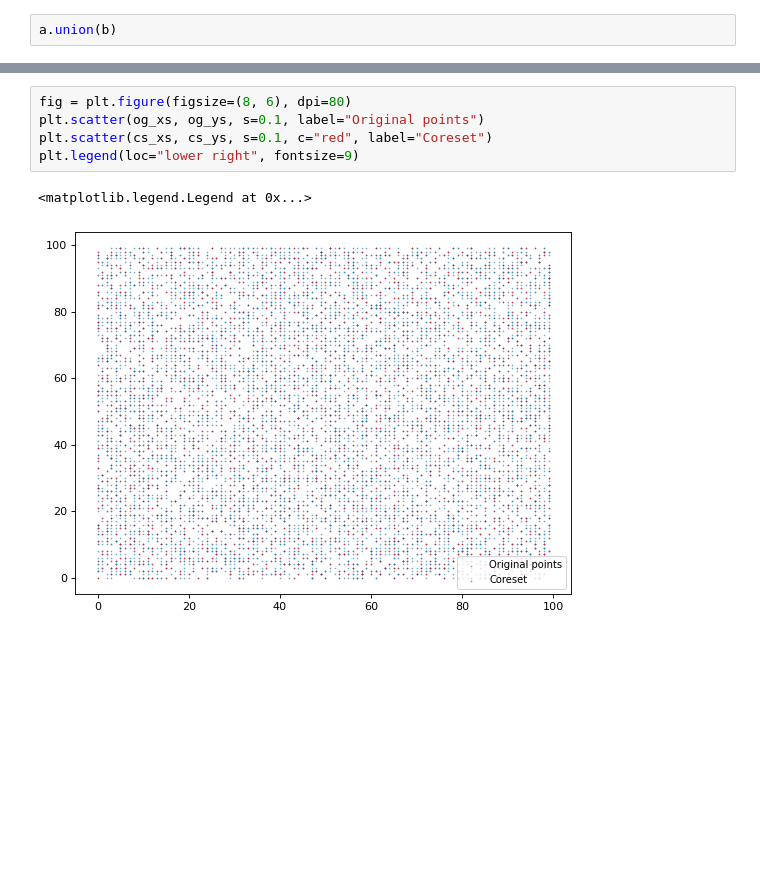
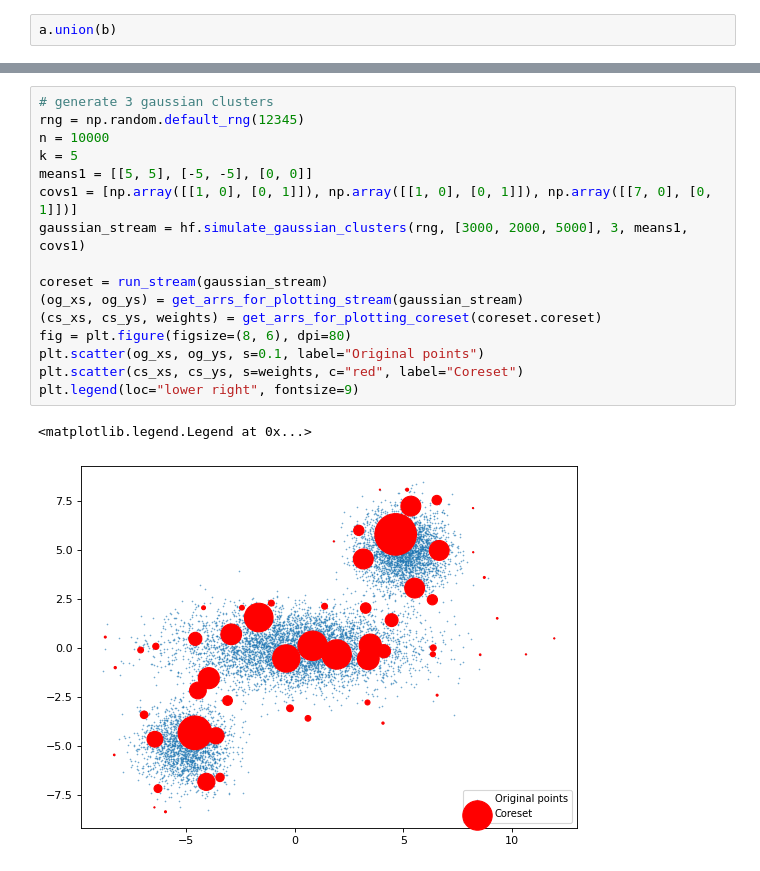
Before and after one commit to kvombatkere/CoreSets-Algorithms, a Jupyter notebook: algorithms/coreset_streaming_playbook.ipynb, the cells around one changed output, grey strips where cells are left out. Cells and saved outputs as stored; diff of their text form; blank space fills up the shorter version.

```diff
--- a/algorithms/coreset_streaming_playbook.ipynb
+++ b/algorithms/coreset_streaming_playbook.ipynb
@@ -151,8 +113,19 @@ for ((x, y), weight) in a.coreset:
-# %%
-fig = plt.figure(figsize=(8, 6), dpi=80)
-plt.scatter(og_xs, og_ys, s=0.1, label="Original points")
-plt.scatter(cs_xs, cs_ys, s=0.1, c="red", label="Coreset")
-plt.legend(loc="lower right", fontsize=9)
-# %% [output]
-<matplotlib.legend.Legend at 0x...>
-[figure, removed]
+# %%
+# generate 3 gaussian clusters
+rng = np.random.default_rng(12345)
+n = 10000
+k = 5
+means1 = [[5, 5], [-5, -5], [0, 0]]
+covs1 = [np.array([[1, 0], [0, 1]]), np.array([[1, 0], [0, 1]]), np.array([[7, 0], [0, 1]])]
+gaussian_stream = hf.simulate_gaussian_clusters(rng, [3000, 2000, 5000], 3, means1, covs1)
+
+coreset = run_stream(gaussian_stream)
+(og_xs, og_ys) = get_arrs_for_plotting_stream(gaussian_stream)
+(cs_xs, cs_ys, weights) = get_arrs_for_plotting_coreset(coreset.coreset)
+fig = plt.figure(figsize=(8, 6), dpi=80)
+plt.scatter(og_xs, og_ys, s=0.1, label="Original points")
+plt.scatter(cs_xs, cs_ys, s=weights, c="red", label="Coreset")
+plt.legend(loc="lower right", fontsize=9)
+# %% [output]
+<matplotlib.legend.Legend at 0x...>
+[figure, added]
```
Also changed, not shown: parts of 12 cells of this notebook, 1 other file.
